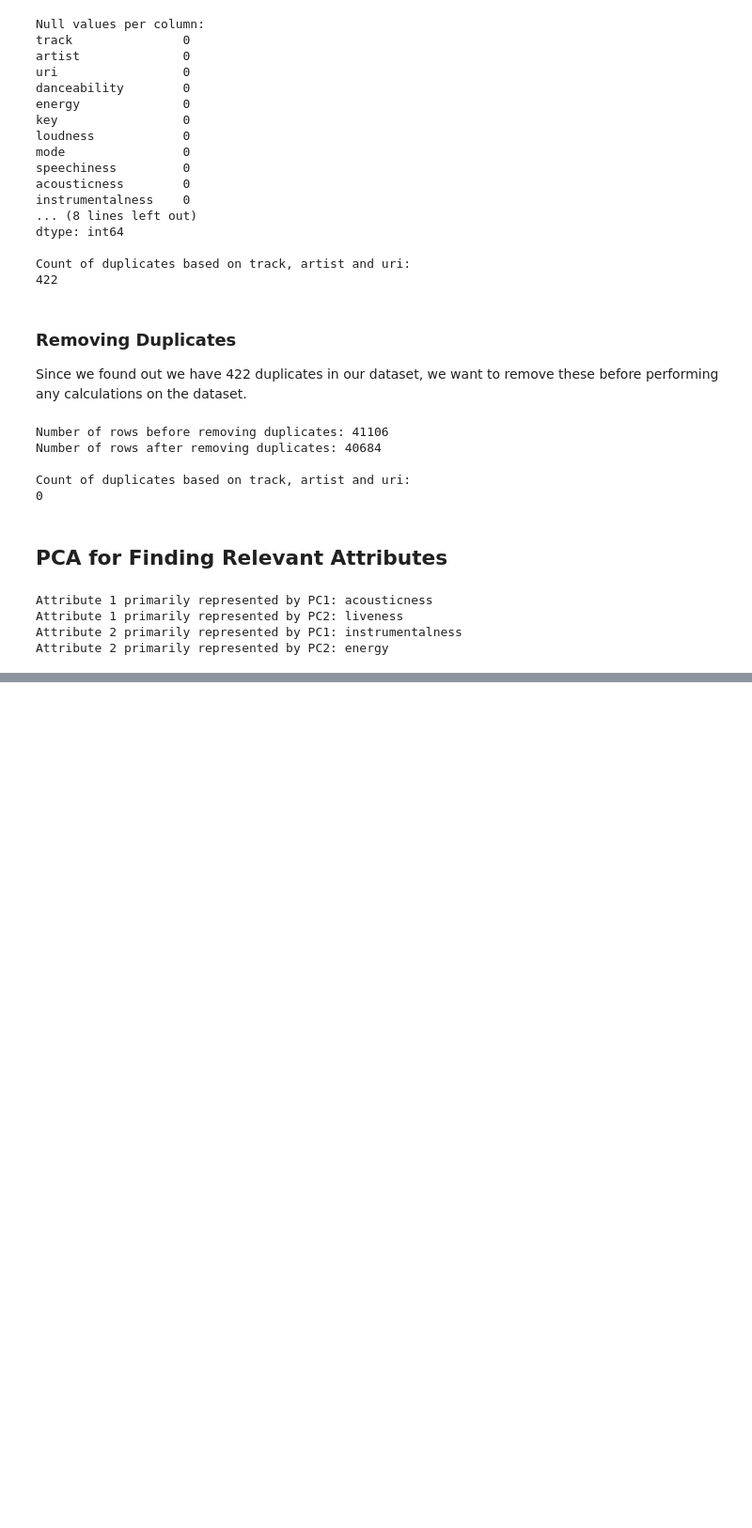
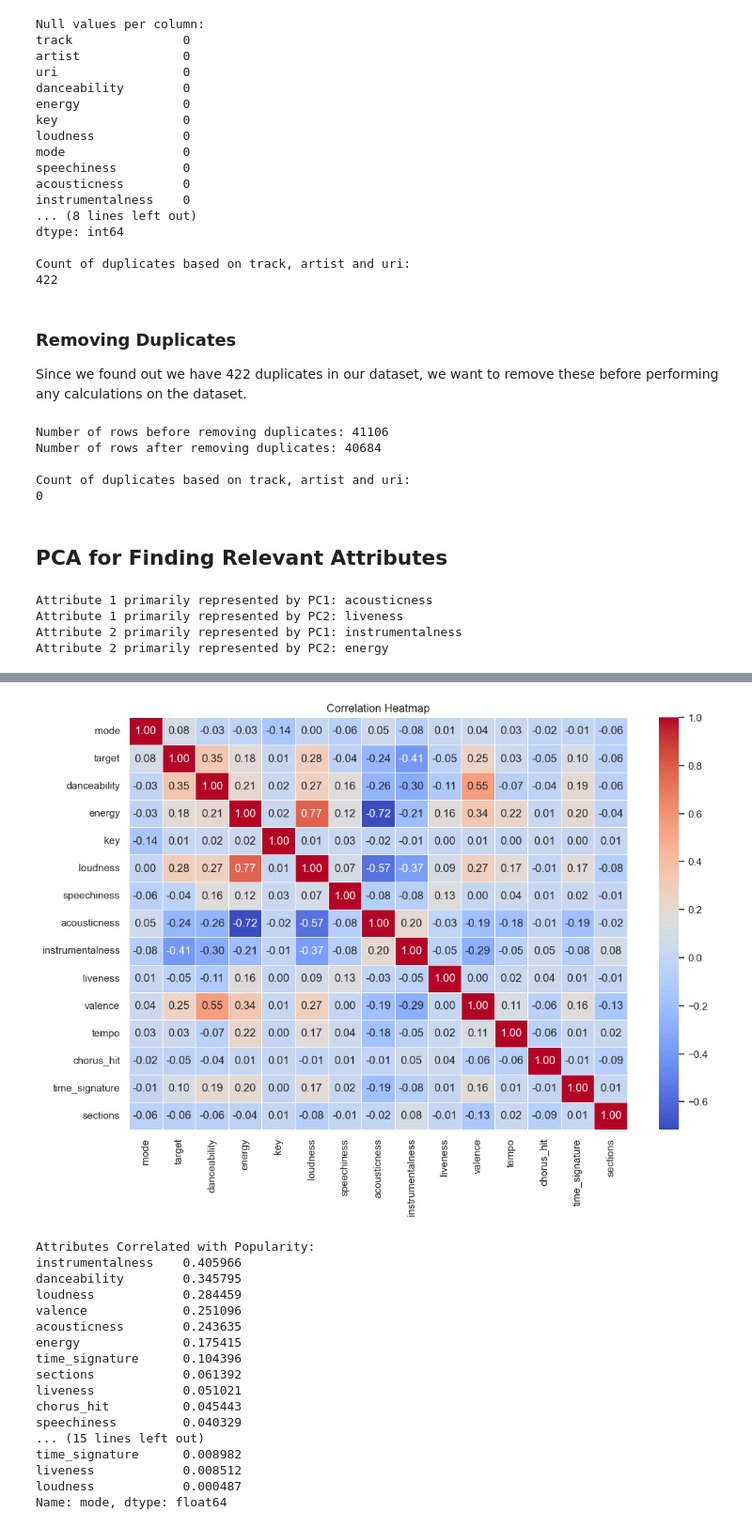
Before and after one commit to jesbor98/music-analysis, a Jupyter notebook: Data Mining project.ipynb, the cells around one changed output, grey strips where cells are left out. Shown: that part at 94% size. Drawn from its saved outputs; the diff is of its cells as text; code cells hidden in the pictures; blank space fills up the shorter version.

```diff
--- a/Data Mining project.ipynb
+++ b/Data Mining project.ipynb
@@ -259,0 +279,53 @@ plt.show()
+# %%
+# Assuming df is your DataFrame with relevant attributes including 'mode' and 'target' columns
+
+# Select relevant columns for correlation analysis
+selected_columns = ['mode', 'target', 'danceability', 'energy', 'key', 'loudness', 'speechiness',
+                   'acousticness', 'instrumentalness', 'liveness', 'valence', 'tempo', 'chorus_hit',
+                   'time_signature', 'sections']
+
+# Create a subset DataFrame with selected columns
+subset_df = df[selected_columns]
+
+# Calculate the correlation matrix
+correlation_matrix = subset_df.corr()
+
+# Plot the heatmap for correlation matrix
+plt.figure(figsize=(12, 8))
+sns.heatmap(correlation_matrix, annot=True, cmap='coolwarm', fmt='.2f', linewidths=0.5)
+plt.title('Correlation Heatmap')
+plt.show()
+
+# Extract correlation values for 'target' (popularity) and 'mode'
+popularity_correlation = correlation_matrix['target'].drop(['target', 'mode']).abs()
+mode_correlation = correlation_matrix['mode'].drop(['target', 'mode']).abs()
+
+# Sort attributes based on correlation with popularity and mode
+popularity_correlation_sorted = popularity_correlation.sort_values(ascending=False)
+mode_correlation_sorted = mode_correlation.sort_values(ascending=False)
+
+# Display the sorted attributes and their correlation values
+print("Attributes Correlated with Popularity:")
+print(popularity_correlation_sorted)
+
+print("\nAttributes Correlated with Mode:")
+print(mode_correlation_sorted)
+# %% [output]
+[figure, added]
+Attributes Correlated with Popularity:
+instrumentalness    0.405966
+danceability        0.345795
+loudness            0.284459
+valence             0.251096
+acousticness        0.243635
+energy              0.175415
+time_signature      0.104396
+sections            0.061392
+liveness            0.051021
+chorus_hit          0.045443
+speechiness         0.040329
+... (15 lines left out)
+time_signature      0.008982
+liveness            0.008512
+loudness            0.000487
+Name: mode, dtype: float64
```
Also changed, not shown: parts of 8 cells of this notebook.
